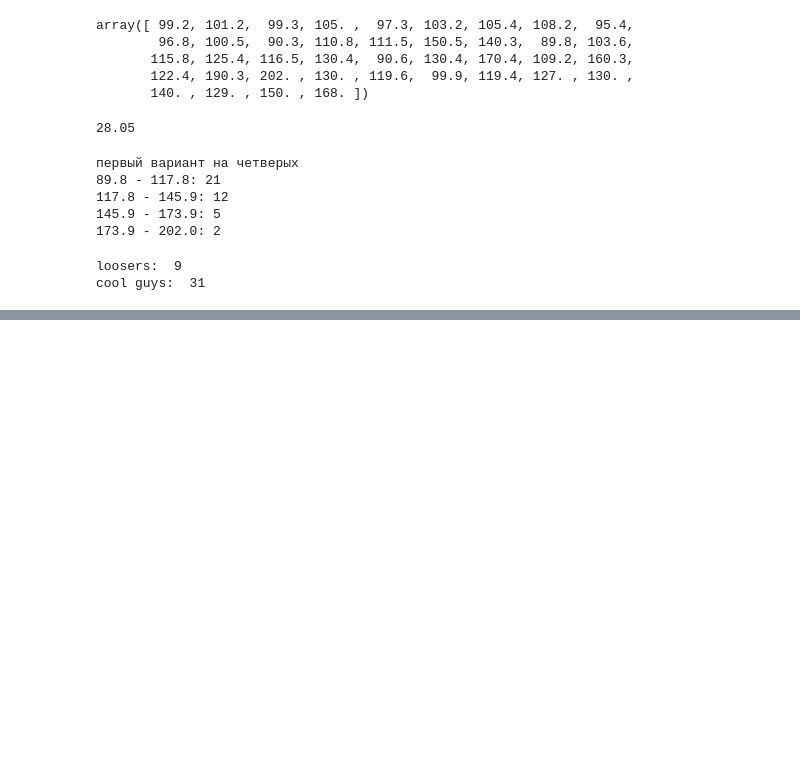
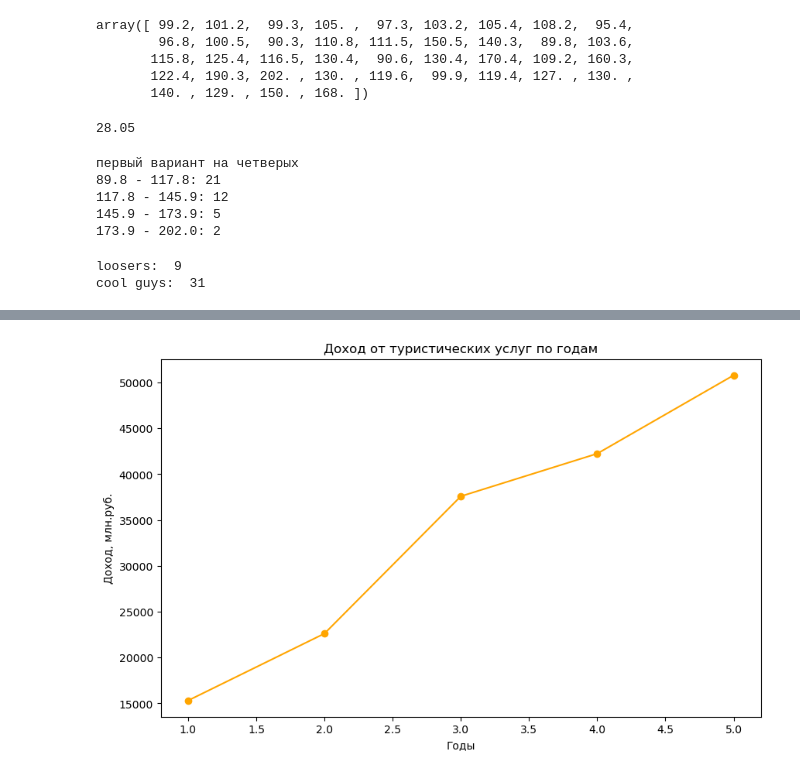
Before and after one commit to NDaVS/math, a Jupyter notebook: terver/dz4/main.ipynb, the cells around one changed output, grey strips where cells are left out. Saved outputs shown, nothing was run; the diff lists cells and outputs as text; code cells hidden in the pictures; blank space fills up the shorter version.

```diff
--- a/terver/dz4/main.ipynb
+++ b/terver/dz4/main.ipynb
@@ -203,0 +324,14 @@ for value, count in zip(sorted_unique_values, counts):
+# %%
+# Создание графика ленточной диаграммы
+plt.figure(figsize=(10, 6))
+plt.plot(years, income, marker='o', color='orange', linestyle='-')
+
+# Добавление заголовка и меток осей
+plt.title('Доход от туристических услуг по годам')
+plt.xlabel('Годы')
+plt.ylabel('Доход, млн.руб.')
+
+# Отображение графика
+plt.show()
+# %% [output]
+[figure, added]
```
Also changed, not shown: parts of 22 cells of this notebook.
